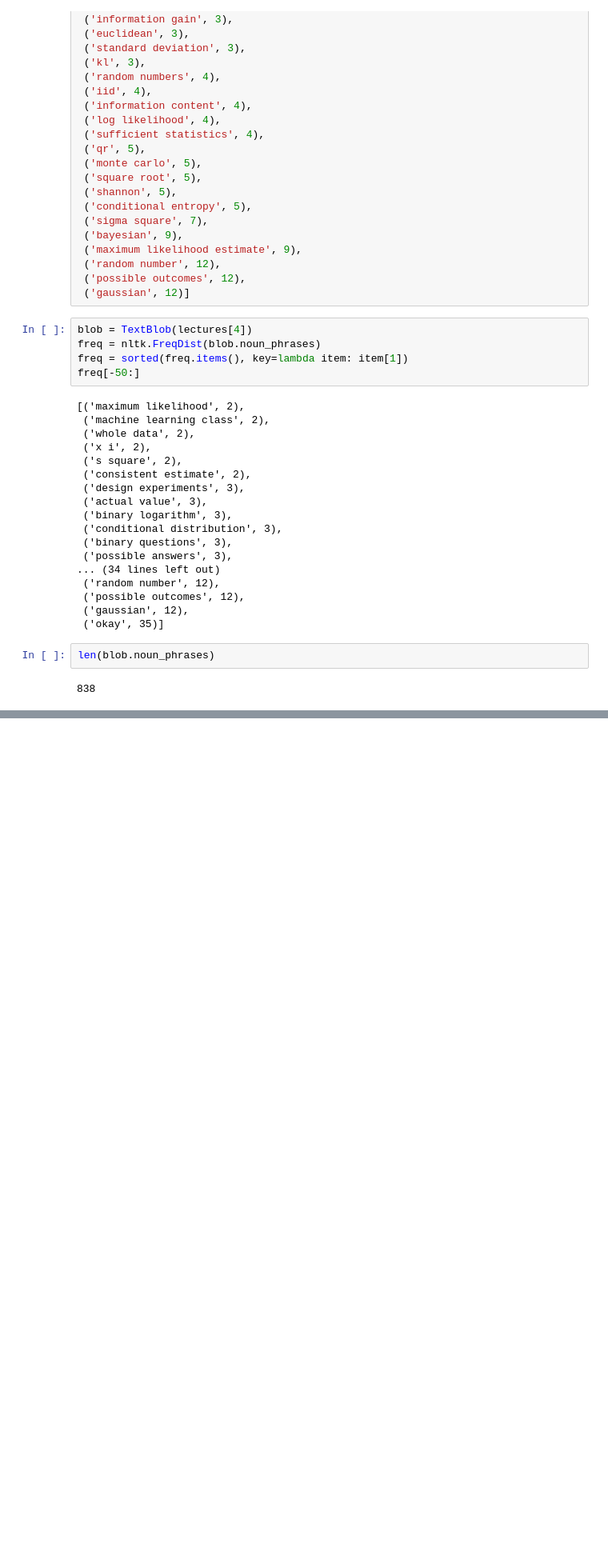
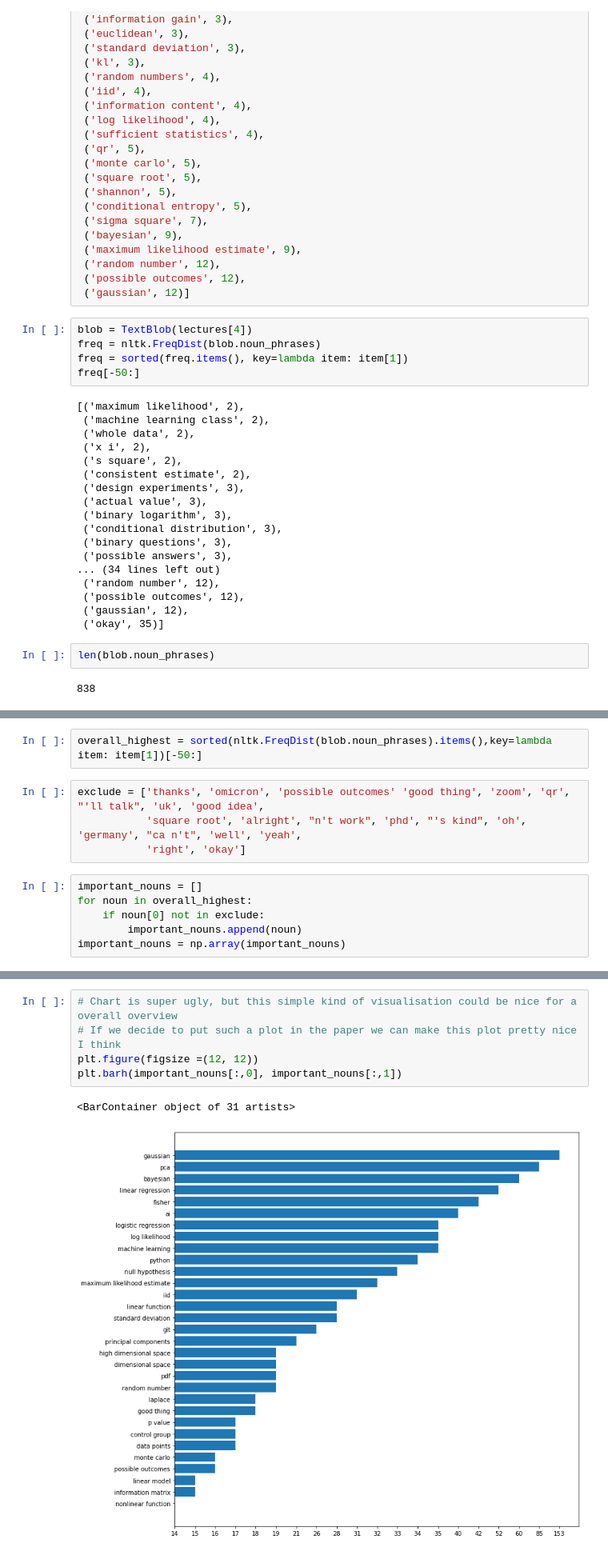
Before and after one commit to Eoli-an/Exam-topic-prediction, a Jupyter notebook: WordFrequency.ipynb, the cells around one changed output, grey strips where cells are left out. Shown: that part at 80% size. Cells and saved outputs as stored; diff of their text form; blank space fills up the shorter version.

```diff
--- a/WordFrequency.ipynb
+++ b/WordFrequency.ipynb
@@ -286,0 +346,12 @@ len(blob.noun_phrases)
+# %%
+overall_highest = sorted(nltk.FreqDist(blob.noun_phrases).items(),key=lambda item: item[1])[-50:]
+# %%
+exclude = ['thanks', 'omicron', 'possible outcomes' 'good thing', 'zoom', 'qr', "'ll talk", 'uk', 'good idea',
+           'square root', 'alright', "n't work", 'phd', "'s kind", 'oh', 'germany', "ca n't", 'well', 'yeah',
+           'right', 'okay']
+# %%
+important_nouns = []
+for noun in overall_highest:
+    if noun[0] not in exclude:
+        important_nouns.append(noun)
+important_nouns = np.array(important_nouns)
@@ -286,0 +376,8 @@ len(blob.noun_phrases)
+# %%
+# Chart is super ugly, but this simple kind of visualisation could be nice for a overall overview
+# If we decide to put such a plot in the paper we can make this plot pretty nice I think
+plt.figure(figsize =(12, 12))
+plt.barh(important_nouns[:,0], important_nouns[:,1])
+# %% [output]
+<BarContainer object of 31 artists>
+[figure, added]
```
Also changed, not shown: parts of 16 cells of this notebook.
